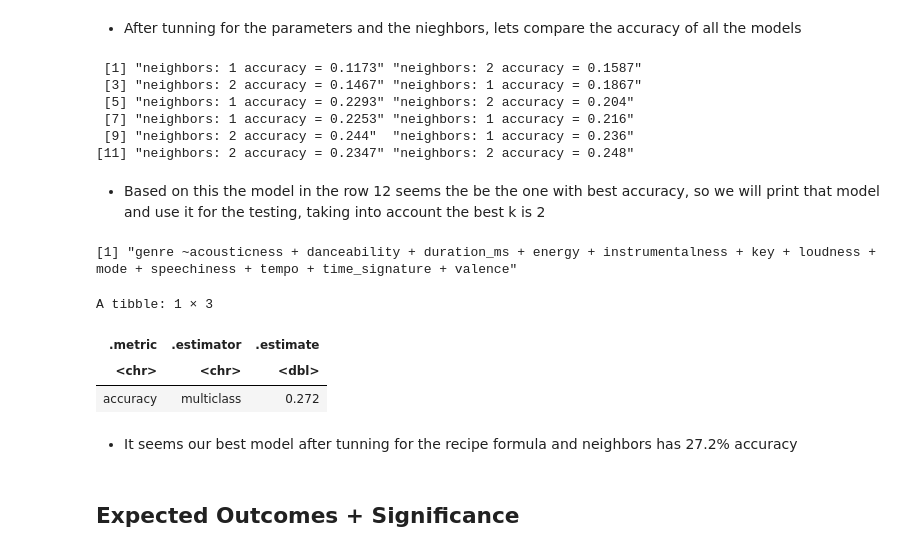
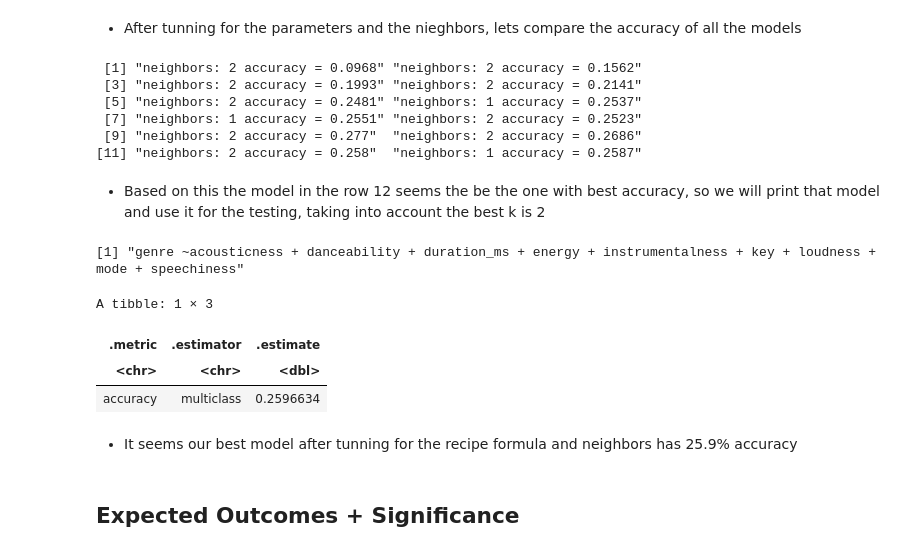
Before and after one commit to aidanmeharg/dsci-100-2022W2-group-5, a Jupyter notebook: group_5_proposal.ipynb, the cells around one changed output. Cells and saved outputs as stored; diff of their text form; code cells hidden in the pictures.

```diff
--- a/group_5_proposal.ipynb
+++ b/group_5_proposal.ipynb
@@ -197,10 +179,10 @@ song_data <- song_data |>
 # %%
 set.seed(1738)
 # %%
-sample_song <- slice_sample(song_data, n=1000, replace=FALSE)
-song_split <- initial_split(sample_song, prop = 0.75, strata = genre)
+song_split <- initial_split(song_data, prop = 0.01, strata = genre)
 song_train <- training(song_split)
 song_test <- testing(song_split)
+print(nrow(song_train))
 # %% [output]
 Warning message:
 “Too little data to stratify.
@@ -582,41 +565,41 @@ Warning message:
 # %%
 print(df$description)
 # %% [output]
- [1] "neighbors: 1 accuracy = 0.1173" "neighbors: 2 accuracy = 0.1587"
- [3] "neighbors: 2 accuracy = 0.1467" "neighbors: 1 accuracy = 0.1867"
- [5] "neighbors: 1 accuracy = 0.2293" "neighbors: 2 accuracy = 0.204"
- [7] "neighbors: 1 accuracy = 0.2253" "neighbors: 1 accuracy = 0.216"
- [9] "neighbors: 2 accuracy = 0.244"  "neighbors: 1 accuracy = 0.236"
-[11] "neighbors: 2 accuracy = 0.2347" "neighbors: 2 accuracy = 0.248"
+ [1] "neighbors: 2 accuracy = 0.0968" "neighbors: 2 accuracy = 0.1562"
+ [3] "neighbors: 2 accuracy = 0.1993" "neighbors: 2 accuracy = 0.2141"
+ [5] "neighbors: 2 accuracy = 0.2481" "neighbors: 1 accuracy = 0.2537"
+ [7] "neighbors: 1 accuracy = 0.2551" "neighbors: 2 accuracy = 0.2523"
+ [9] "neighbors: 2 accuracy = 0.277"  "neighbors: 2 accuracy = 0.2686"
+[11] "neighbors: 2 accuracy = 0.258"  "neighbors: 1 accuracy = 0.2587"
 # %% [markdown]
 - Based on this the model in the row 12 seems the be the one with best accuracy, so we will print that model and use it for the testing, taking into account the best k is 2
 # %%
-print(df$formula[12])
+print(df$formula[9])
 # %% [output]
-[1] "genre ~acousticness + danceability + duration_ms + energy + instrumentalness + key + loudness + mode + speechiness + tempo + time_signature + valence"
+[1] "genre ~acousticness + danceability + duration_ms + energy + instrumentalness + key + loudness + mode + speechiness"
 # %%
-chose_recipe<- recipe(song_train, "genre ~acousticness + danceability + duration_ms + energy + instrumentalness + key + loudness + mode + speechiness + tempo + time_signature + valence") |>
+chose_recipe<- recipe(song_train, "genre ~acousticness + danceability + duration_ms + energy + instrumentalness + key + loudness + mode + speechiness") |>
                 step_center(all_numeric()) |>
                 step_scale(all_numeric())
 chosen_model <- nearest_neighbor(weight_func="rectangular", neighbors=2) |>
                 set_engine("kknn") |>
                 set_mode("classification")
 chosen_fit <- workflow() |>
             add_recipe(chose_recipe) |>
             add_model(chosen_model) |>
             fit(song_train) |>
             predict(song_test) |>
             bind_cols(song_test) |>
             metrics(truth=genre, estimate=.pred_class) |>
             filter(.metric=="accuracy")
 chosen_fit
 # %% [output]
 A tibble: 1 × 3
 | .metric | .estimator | .estimate |
 | <chr> | <chr> | <dbl> |
-| accuracy | multiclass | 0.272 |
+| accuracy | multiclass | 0.2596634 |
 # %% [markdown]
-- It seems our best model after tunning for the recipe formula and neighbors has 27.2% accuracy
+- It seems our best model after tunning for the recipe formula and neighbors has 25.9% accuracy
 # %% [markdown]
 ## Expected Outcomes + Significance
 # %% [markdown]
```
Also changed, not shown: parts of 10 cells of this notebook.
